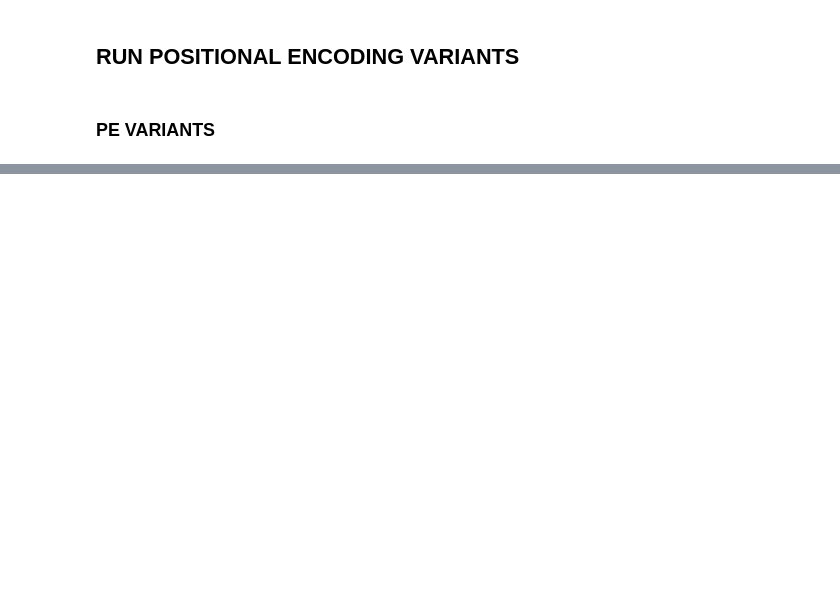
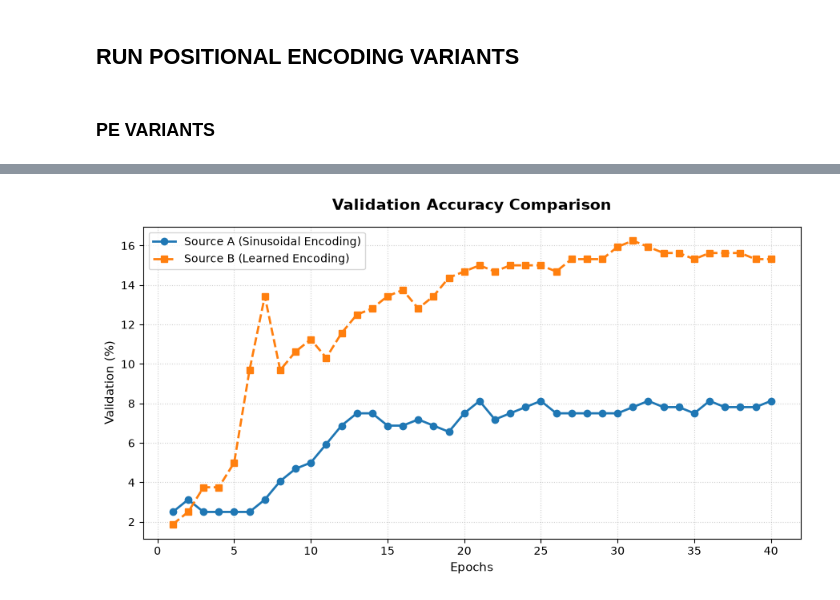
Before and after one commit to ianMuchesia/positional-encoding-implementation, a Jupyter notebook: notebooks/run_experiments.ipynb, the cells around one changed output, grey strips where cells are left out. Drawn from its saved outputs; the diff is of its cells as text; code cells hidden in the pictures; blank space fills up the shorter version.

```diff
--- a/notebooks/run_experiments.ipynb
+++ b/notebooks/run_experiments.ipynb
@@ -119,0 +224,31 @@ NO encoding Accuracy: 89.625
+# %%
+import matplotlib.pyplot as plt
+
+# 1. Define shared X-axis and data points for both sources
+epochs = list(range(1, 41))
+
+source_a_pe = [d["val_accuracy"] for d in sinusoidal_data]
+source_b_learned = [d["val_accuracy"] for d in learned_data]
+# 2. Configure graph layout
+plt.figure(figsize=(9, 5))
+
+# 3. Plot both lines using explicit labels, colors, and markers
+plt.plot(epochs, source_a_pe, color='#1f77b4', marker='o', linewidth=2, label='Source A (Sinusoidal Encoding)')
+plt.plot(epochs, source_b_learned, color='#ff7f0e', marker='s', linewidth=2, linestyle='--', label='Source B (Learned Encoding)')
+
+# 4. Enhance readability with titles and labels
+plt.title("Validation Accuracy Comparison", fontsize=14, fontweight='bold', pad=15)
+plt.xlabel("Epochs", fontsize=11)
+plt.ylabel("Validation (%)", fontsize=11)
+plt.grid(True, linestyle=':', alpha=0.6)
+
+# 5. Add a legend to differentiate the sources
+plt.legend(loc='upper left', frameon=True)
+
+# 6. Render the graph
+plt.tight_layout()
+plt.savefig('./../experiments/sinusoidal_vs_learned.png', dpi=300, bbox_inches='tight')
+
+plt.show()
+# %% [output]
+[figure, added]
```
Also changed, not shown: parts of 12 cells of this notebook, 12 other files.
